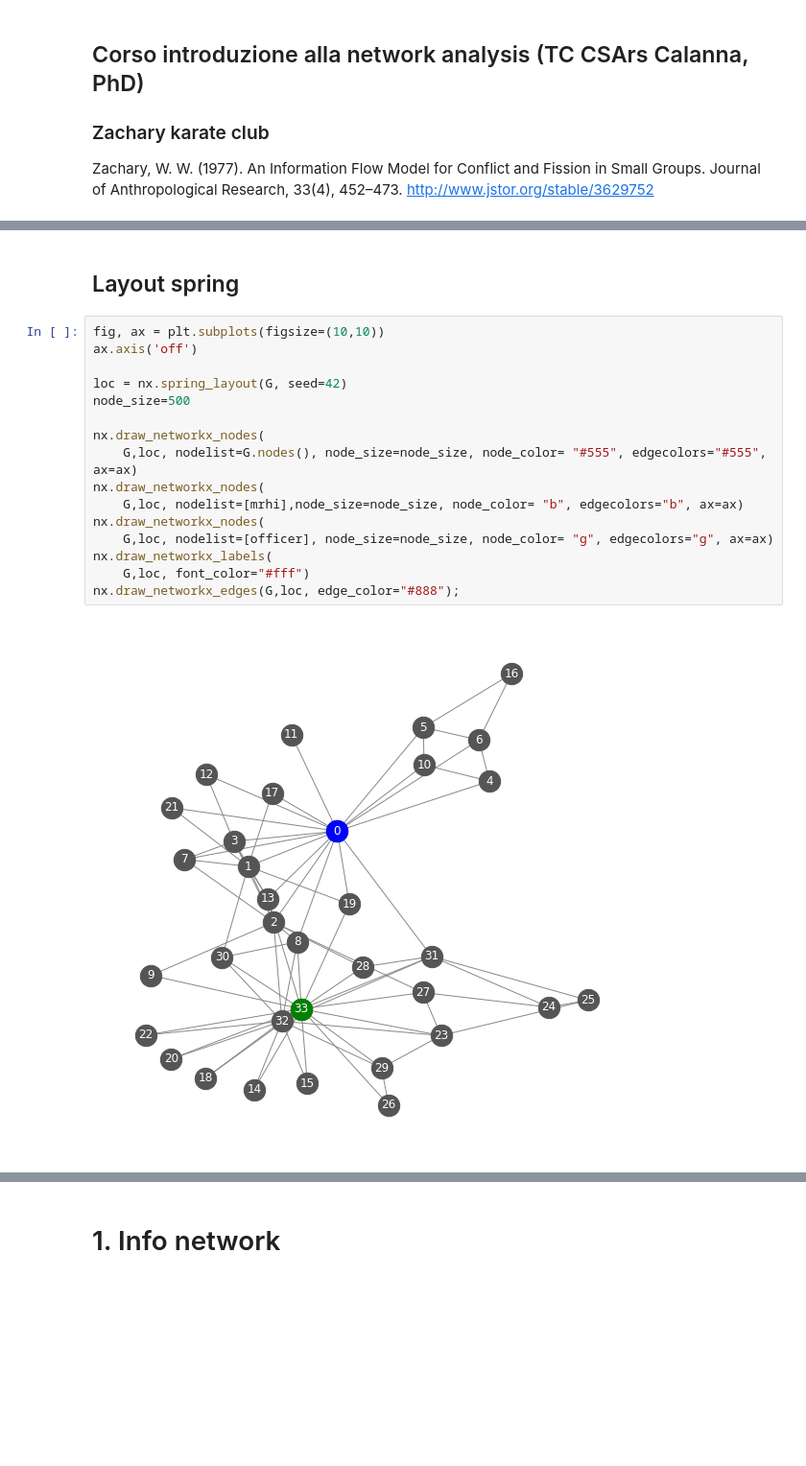
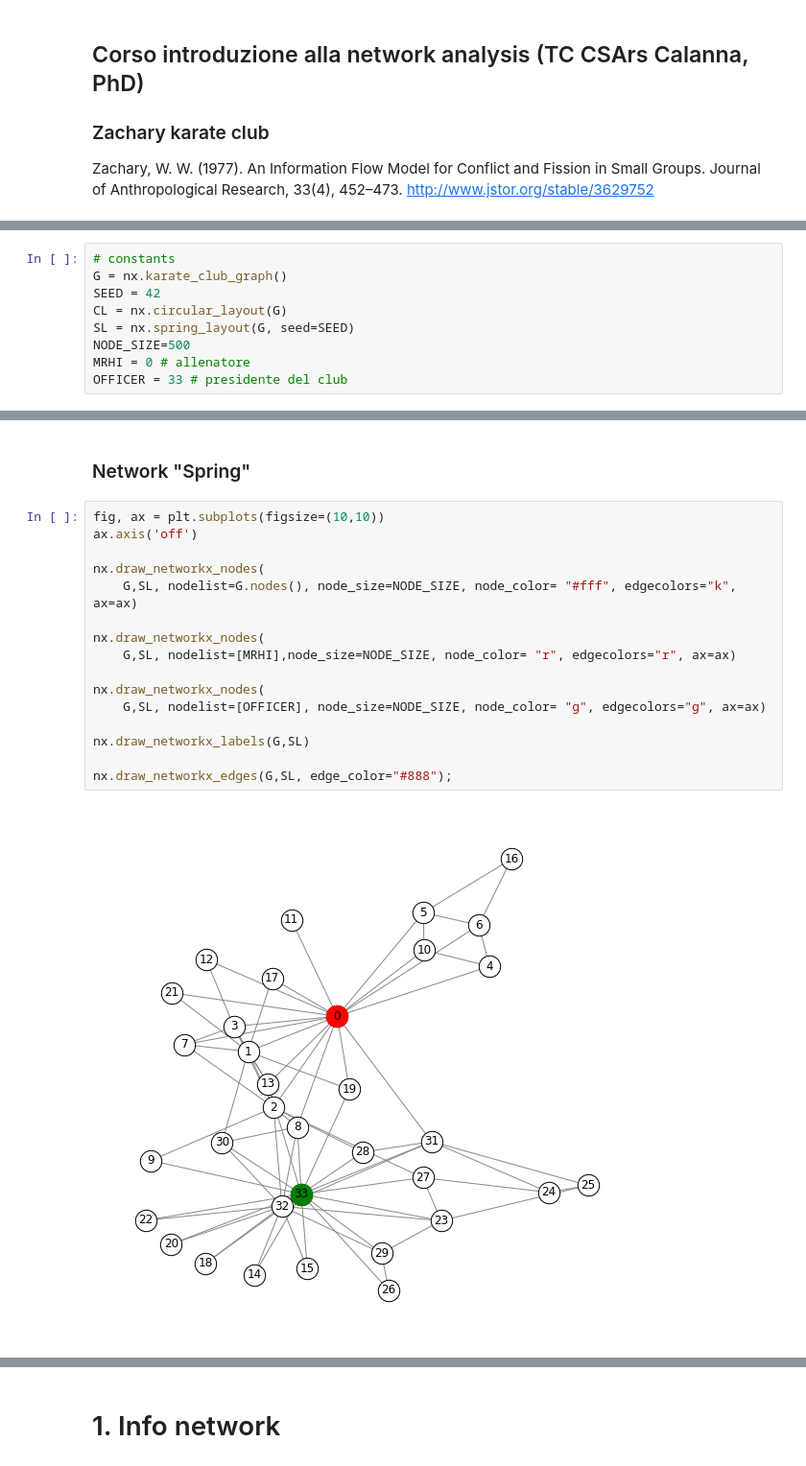
Before and after one commit to alkaest2002/ABGrid, a Jupyter notebook: materials/course 101/zachary karate club.ipynb, the cells around one changed output, grey strips where cells are left out. Shown: that part at 96% size. Drawn from its saved outputs; the diff is of its cells as text; blank space fills up the shorter version.

```diff
--- a/materials/course 101/zachary karate club.ipynb
+++ b/materials/course 101/zachary karate club.ipynb
@@ -16,0 +11,9 @@ f"{len(G)} soggetti"
+# %%
+# constants
+G = nx.karate_club_graph()
+SEED = 42
+CL = nx.circular_layout(G)
+SL = nx.spring_layout(G, seed=SEED)
+NODE_SIZE=500
+MRHI = 0 # allenatore
+OFFICER = 33 # presidente del club
@@ -33,23 +35,23 @@ nx.draw_networkx_edges(G,loc, edge_color="#888");
 # %% [output]
 [figure]
 # %% [markdown]
-## Layout spring
+### Network "Spring"
 # %%
 fig, ax = plt.subplots(figsize=(10,10))
 ax.axis('off')
 
-loc = nx.spring_layout(G, seed=42)
-node_size=500
+nx.draw_networkx_nodes(
+    G,SL, nodelist=G.nodes(), node_size=NODE_SIZE, node_color= "#fff", edgecolors="k", ax=ax)
 
 nx.draw_networkx_nodes(
-    G,loc, nodelist=G.nodes(), node_size=node_size, node_color= "#555", edgecolors="#555", ax=ax)
+    G,SL, nodelist=[MRHI],node_size=NODE_SIZE, node_color= "r", edgecolors="r", ax=ax)
+
 nx.draw_networkx_nodes(
-    G,loc, nodelist=[mrhi],node_size=node_size, node_color= "b", edgecolors="b", ax=ax)
-nx.draw_networkx_nodes(
-    G,loc, nodelist=[officer], node_size=node_size, node_color= "g", edgecolors="g", ax=ax)
-nx.draw_networkx_labels(
-    G,loc, font_color="#fff")
-nx.draw_networkx_edges(G,loc, edge_color="#888");
+    G,SL, nodelist=[OFFICER], node_size=NODE_SIZE, node_color= "g", edgecolors="g", ax=ax)
+
+nx.draw_networkx_labels(G,SL)
+
+nx.draw_networkx_edges(G,SL, edge_color="#888");
 # %% [output]
-[figure, old version]
+[figure, new version]
 # %% [markdown]
```
Also changed, not shown: parts of 10 cells of this notebook, 4 other files.
